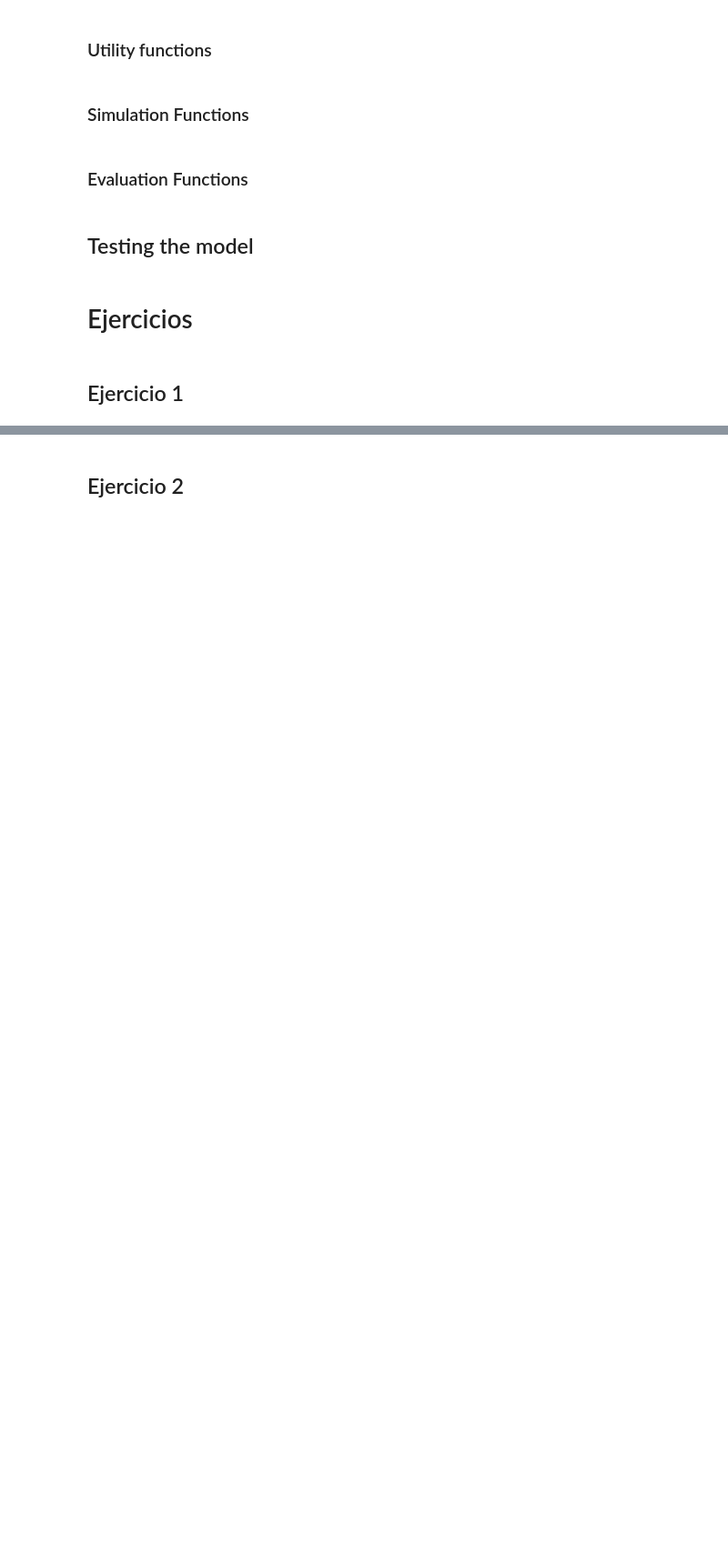
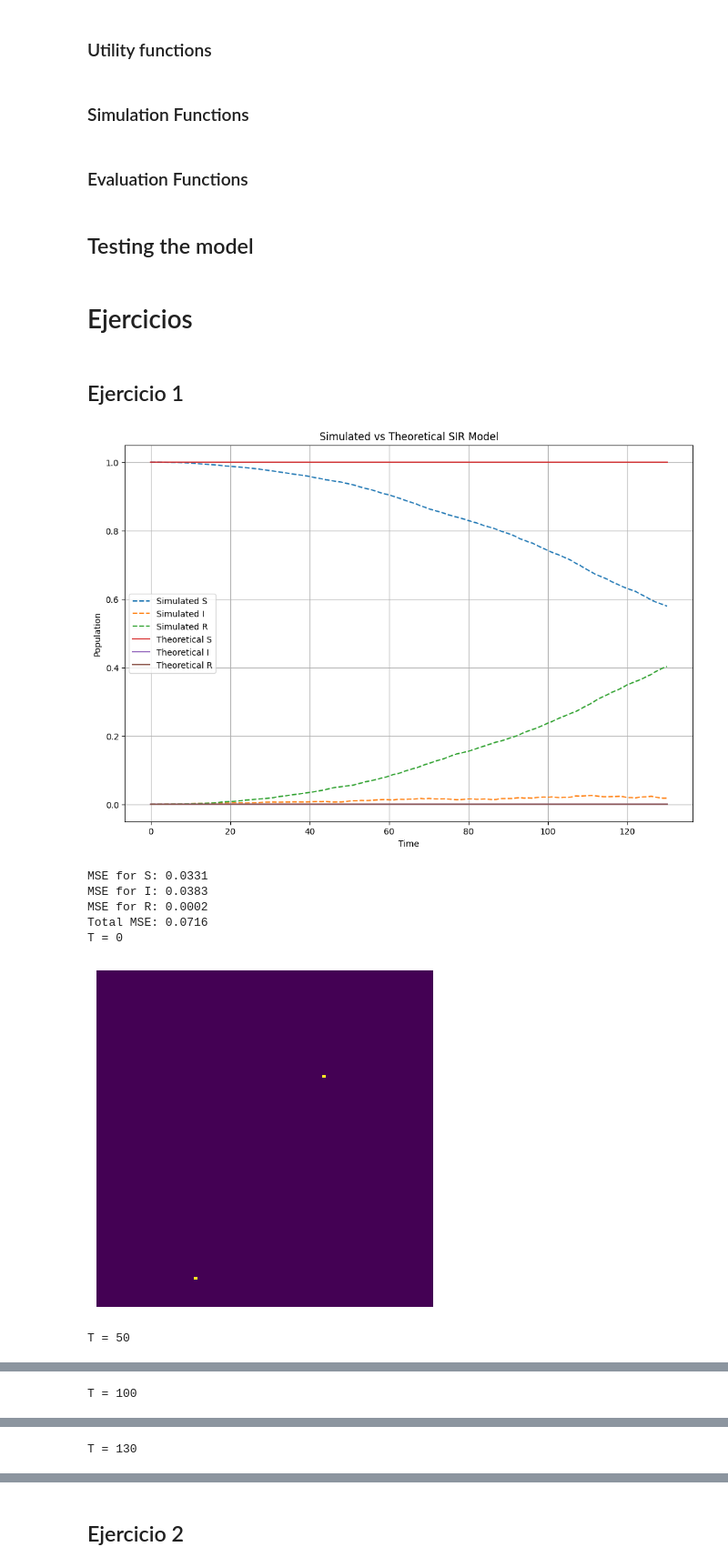
Before and after one commit to UVG-Works-Hub/sir-model, a Jupyter notebook: sir-model.ipynb, the cells around one changed output, grey strips where cells are left out. Shown at 91% size. Cells and saved outputs as stored; diff of their text form; code cells hidden in the pictures; blank space fills up the shorter version.

```diff
--- a/sir-model.ipynb
+++ b/sir-model.ipynb
@@ -348,3 +375,49 @@ def calculate_normalized_mse(avg_S, avg_I, avg_R, theo_S, theo_I, theo_R, N_tota
 # Ejercicios
 # %% [markdown]
 ## Ejercicio 1
+# %%
+np.random.seed(90)
+M, N = 100, 100  # Grid dimensions
+T = 130  # Number of time steps
+I_0 = 2  # Initial number of infected individuals
+rad = 1  # Interaction radius AKA neighborhood
+beta = 0.1  # Infection rate
+gamma = 0.25  # Recovery rate
+N_total = M * N
+
+hist_grid, hist_S, hist_I, hist_R = simulation(M, N, T, I_0, rad, beta, gamma)
+# %%
+# Run theoretical model
+S0, I0, R0 = N_total - I_0, I_0, 0
+theo_S, theo_I, theo_R = run_theoretical_sir(S0, I0, R0, N_total, beta, gamma, T+1)
+
+# Compare simulated and theoretical results
+compare_plot_normalized(hist_S, hist_I, hist_R, theo_S, theo_I, theo_R, N_total, title='Simulated vs Theoretical SIR Model')
+
+hist_S, hist_I, hist_R = np.array(hist_S), np.array(hist_I), np.array(hist_R)
+
+# Calculate normalized MSE
+mse_I, mse_R, mse_S, total_mse = calculate_normalized_mse(hist_S, hist_I, hist_R, theo_S, theo_I, theo_R, N_total)
+
+print(f'MSE for S: {mse_S:.4f}')
+print(f'MSE for I: {mse_I:.4f}')
+print(f'MSE for R: {mse_R:.4f}')
+print(f'Total MSE: {total_mse:.4f}')
+
+print(f"T = {0}")
+gridSnapshot(hist_grid[0])
+print(f"T = {50}")
+gridSnapshot(hist_grid[50])
+print(f"T = {100}")
+gridSnapshot(hist_grid[100])
+print(f"T = {130}")
+gridSnapshot(hist_grid[130])
+# %% [output]
+[figure, added]
+MSE for S: 0.0331
+MSE for I: 0.0383
+MSE for R: 0.0002
+Total MSE: 0.0716
+T = 0
+[figure, added]
+T = 50
@@ -350,0 +425 @@ def calculate_normalized_mse(avg_S, avg_I, avg_R, theo_S, theo_I, theo_R, N_tota
+T = 100
@@ -350,0 +427 @@ def calculate_normalized_mse(avg_S, avg_I, avg_R, theo_S, theo_I, theo_R, N_tota
+T = 130
```
Also changed, not shown: parts of 20 cells of this notebook, 1 other file.
